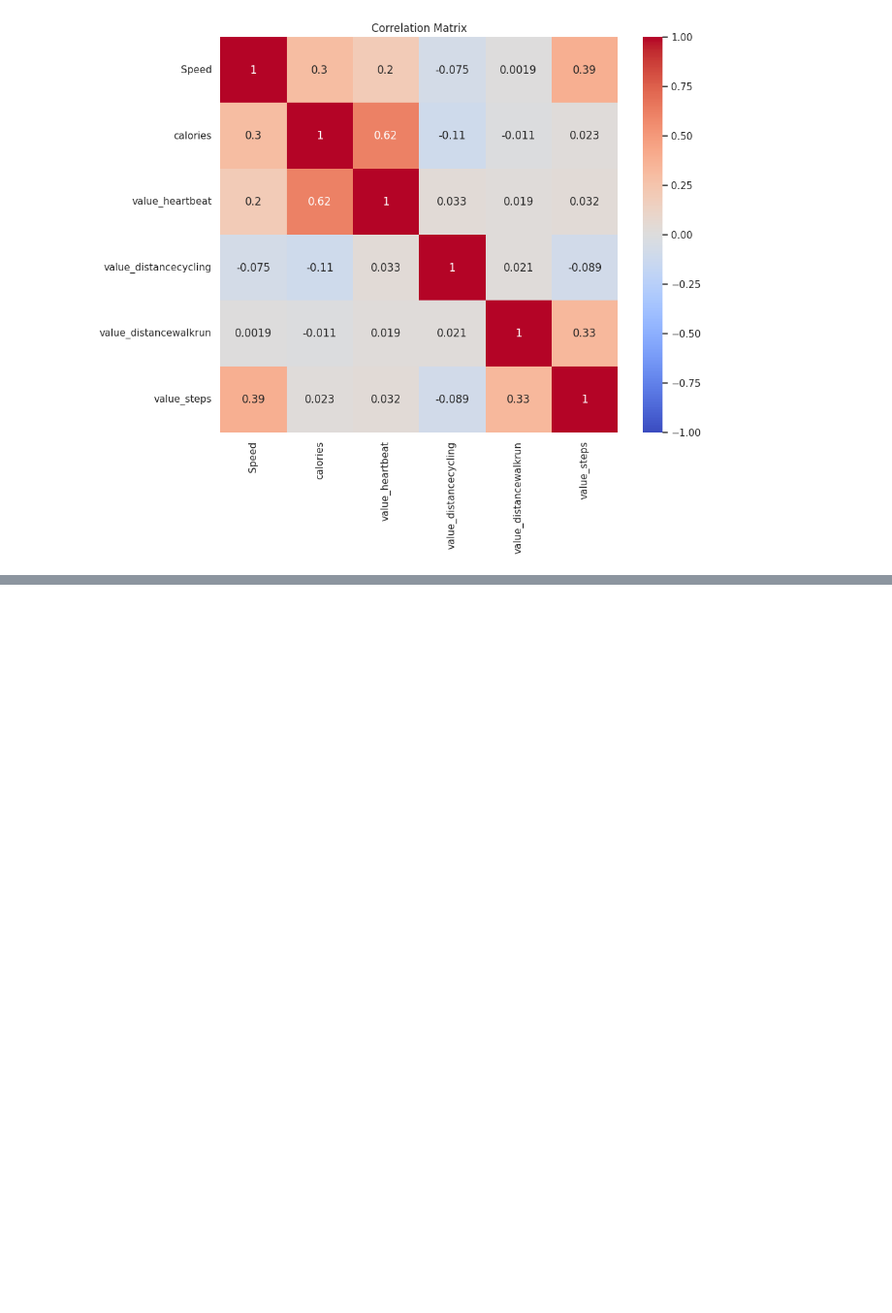
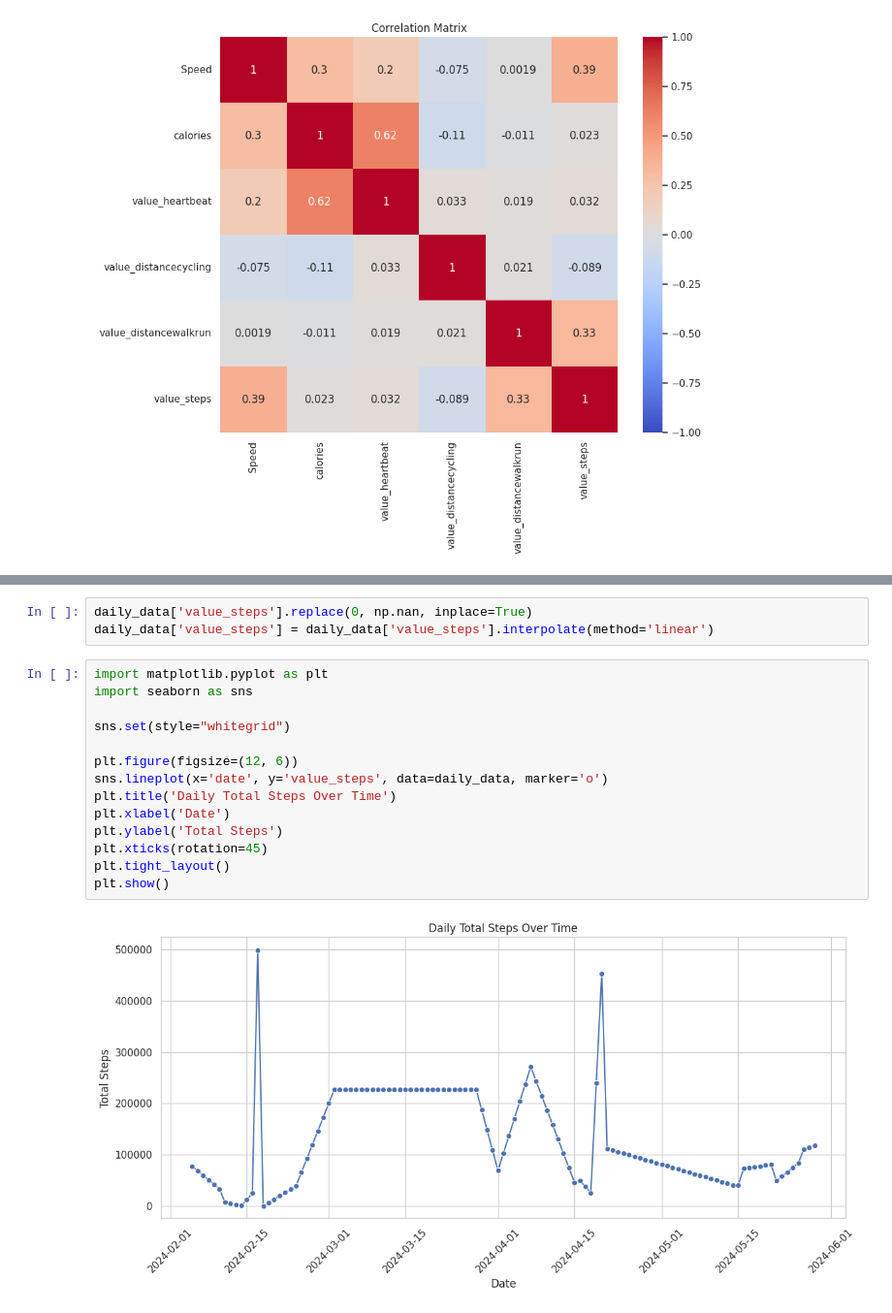
Before and after one commit to TKendel/MLQL, a Jupyter notebook: filling_steps.ipynb, the cells around one changed output, grey strips where cells are left out. Shown at 97% size. Cells and saved outputs as stored; diff of their text form; blank space fills up the shorter version.

```diff
--- a/filling_steps.ipynb
+++ b/filling_steps.ipynb
@@ -347,0 +332,19 @@ plt.show()
+# %%
+daily_data['value_steps'].replace(0, np.nan, inplace=True)
+daily_data['value_steps'] = daily_data['value_steps'].interpolate(method='linear')
+# %%
+import matplotlib.pyplot as plt
+import seaborn as sns
+
+sns.set(style="whitegrid")
+
+plt.figure(figsize=(12, 6))
+sns.lineplot(x='date', y='value_steps', data=daily_data, marker='o')
+plt.title('Daily Total Steps Over Time')
+plt.xlabel('Date')
+plt.ylabel('Total Steps')
+plt.xticks(rotation=45)
+plt.tight_layout()
+plt.show()
+# %% [output]
+[figure, added]
```
Also changed, not shown: parts of 12 cells of this notebook, 1 other file.
